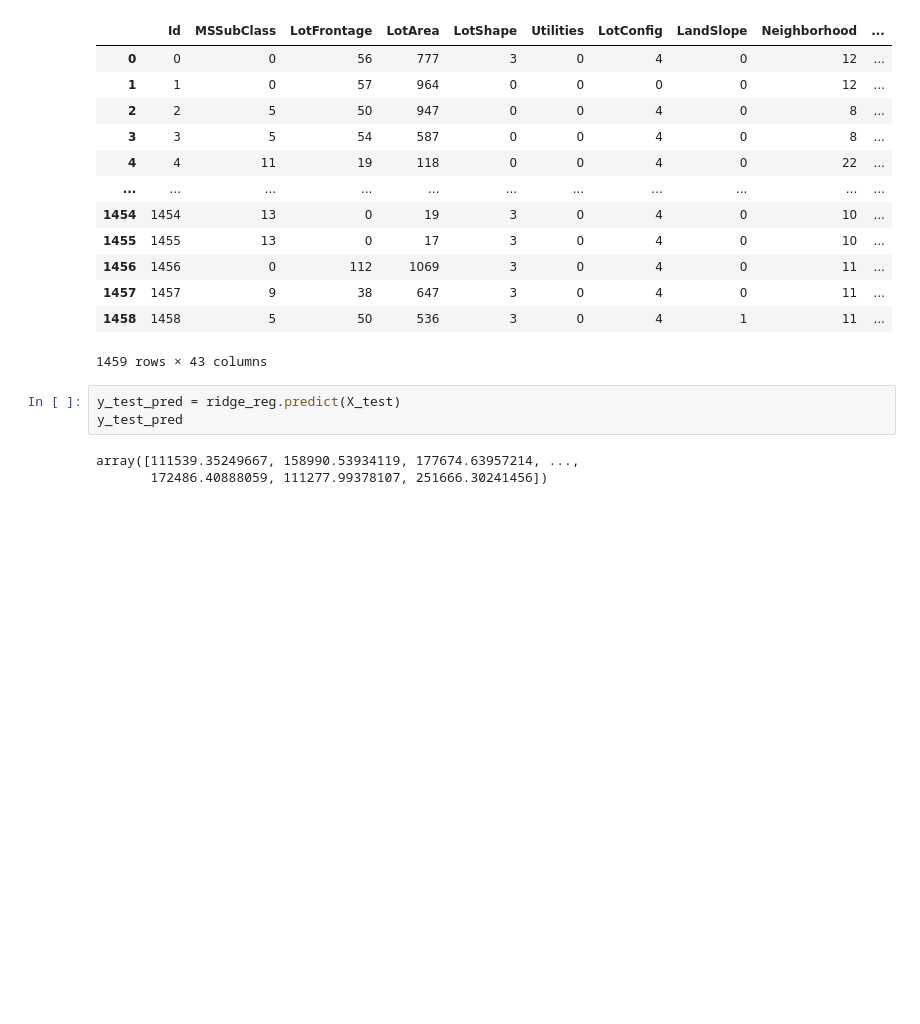
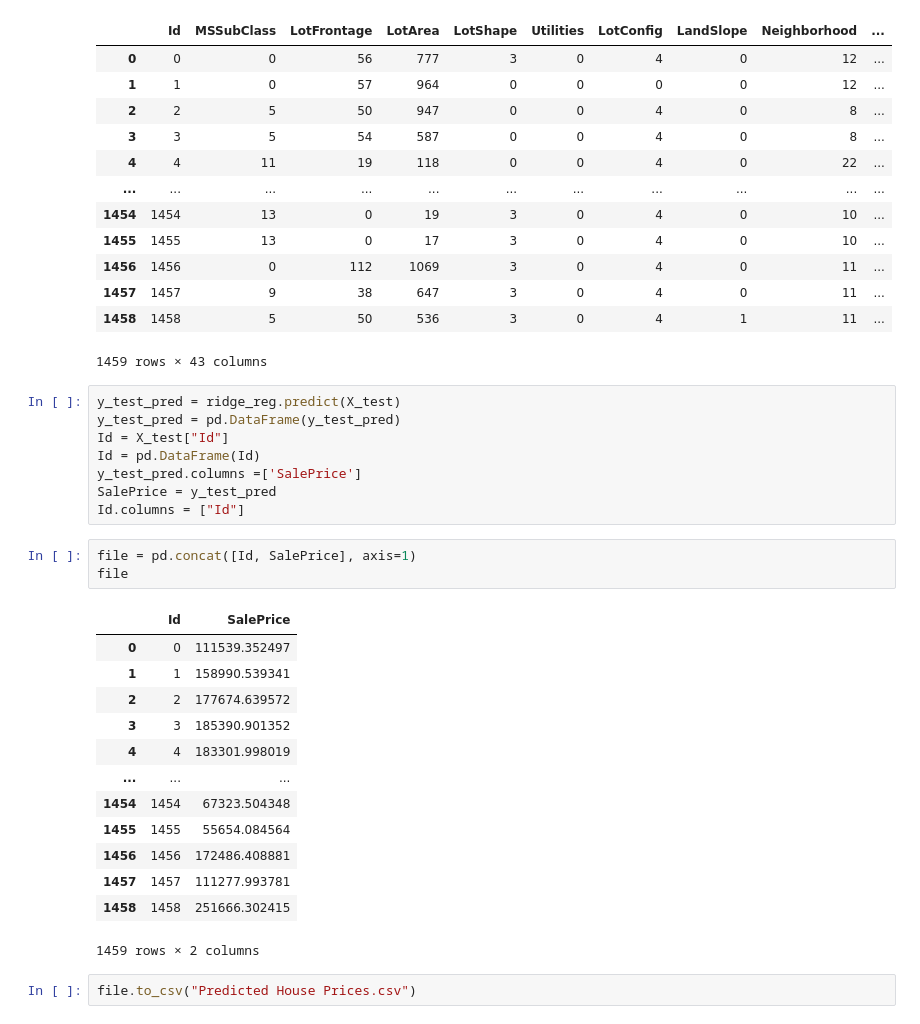
Before and after one commit to RoshanKumar854/Kaggle-Advanced-House-Prediction, a Jupyter notebook: House_Prediction.ipynb, the cells around one changed output. Saved outputs shown, nothing was run; the diff lists cells and outputs as text; blank space fills up the shorter version.

```diff
--- a/House_Prediction.ipynb
+++ b/House_Prediction.ipynb
@@ -225,9 +225,30 @@ X_test.drop(["MSZoning", "Street", "LandContour", "Condition2", "OverallQual",
 | 1457 | 1457 | 9 | 38 | 647 | 3 | 0 | 4 | 0 | 11 | ... |
 | 1458 | 1458 | 5 | 50 | 536 | 3 | 0 | 4 | 1 | 11 | ... |
 1459 rows × 43 columns
-# %%
-y_test_pred = ridge_reg.predict(X_test)
-y_test_pred
-# %% [output]
-array([111539.35249667, 158990.53934119, 177674.63957214, ...,
-       172486.40888059, 111277.99378107, 251666.30241456])
+# %%
+y_test_pred = ridge_reg.predict(X_test)
+y_test_pred = pd.DataFrame(y_test_pred)
+Id = X_test["Id"]
+Id = pd.DataFrame(Id)
+y_test_pred.columns =['SalePrice']
+SalePrice = y_test_pred
+Id.columns = ["Id"]
+# %%
+file = pd.concat([Id, SalePrice], axis=1)
+file
+# %% [output]
+|  | Id | SalePrice |
+| 0 | 0 | 111539.352497 |
+| 1 | 1 | 158990.539341 |
+| 2 | 2 | 177674.639572 |
+| 3 | 3 | 185390.901352 |
+| 4 | 4 | 183301.998019 |
+| ... | ... | ... |
+| 1454 | 1454 | 67323.504348 |
+| 1455 | 1455 | 55654.084564 |
+| 1456 | 1456 | 172486.408881 |
+| 1457 | 1457 | 111277.993781 |
+| 1458 | 1458 | 251666.302415 |
+1459 rows × 2 columns
+# %%
+file.to_csv("Predicted House Prices.csv")
```
Also changed, not shown: parts of 6 cells of this notebook.
